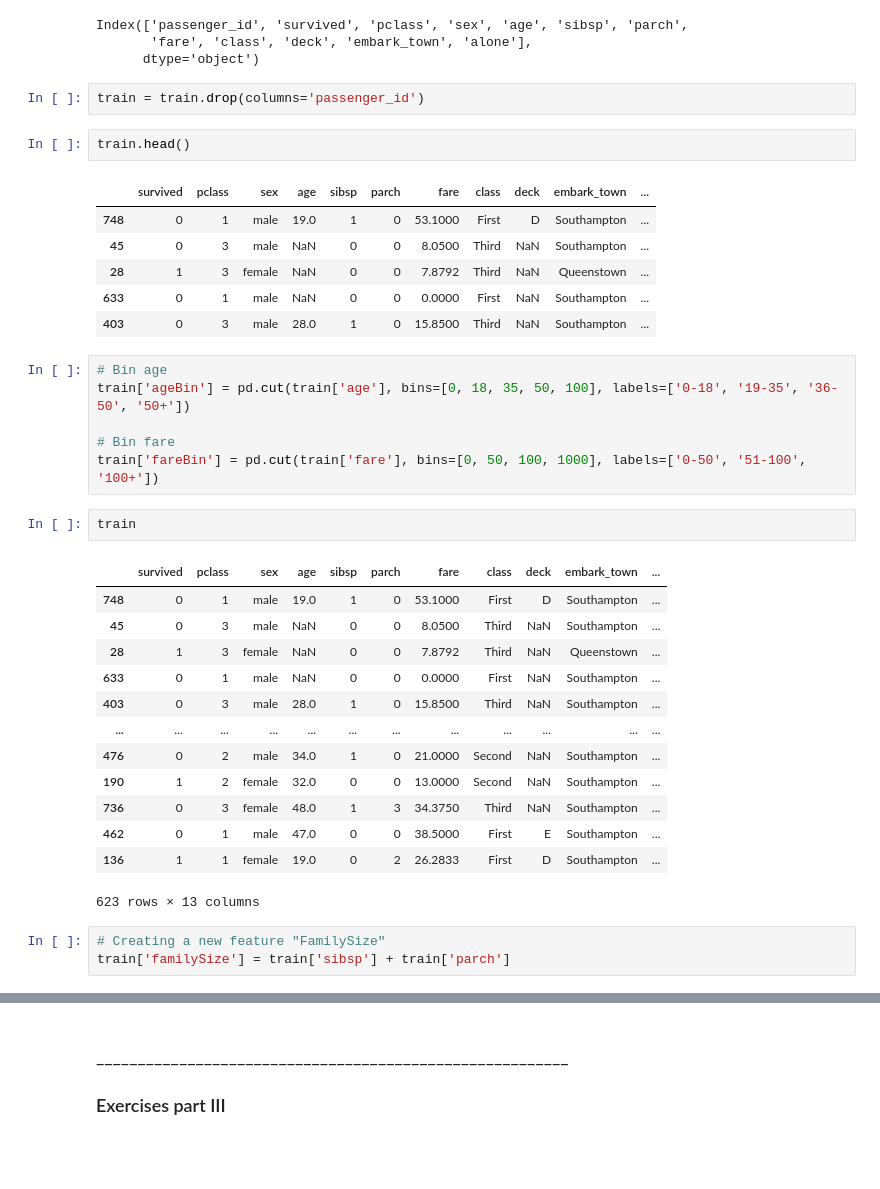
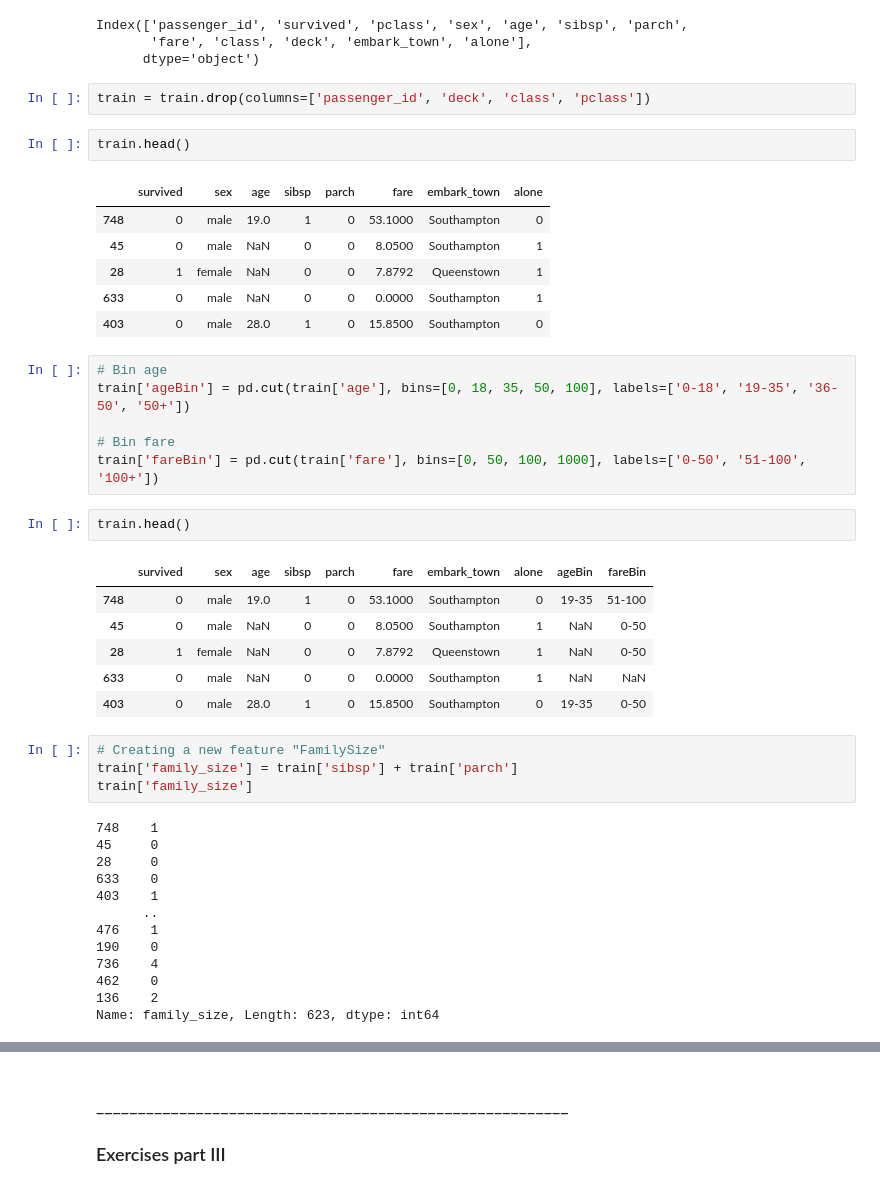
Before and after one commit to Marc-Aradillas/Classification_exercises.ipynb, a Jupyter notebook: classification_exercises.ipynb, the cells around one changed output, grey strips where cells are left out. Saved outputs shown, nothing was run; the diff lists cells and outputs as text; blank space fills up the shorter version.

```diff
--- a/classification_exercises.ipynb
+++ b/classification_exercises.ipynb
@@ -1461,16 +1469,16 @@ Index(['passenger_id', 'survived', 'pclass', 'sex', 'age', 'sibsp', 'parch',
        'fare', 'class', 'deck', 'embark_town', 'alone'],
       dtype='object')
 # %%
-train = train.drop(columns='passenger_id')
+train = train.drop(columns=['passenger_id', 'deck', 'class', 'pclass'])
 # %%
 train.head()
 # %% [output]
-|  | survived | pclass | sex | age | sibsp | parch | fare | class | deck | embark_town | ... |
-| 748 | 0 | 1 | male | 19.0 | 1 | 0 | 53.1000 | First | D | Southampton | ... |
-| 45 | 0 | 3 | male | NaN | 0 | 0 | 8.0500 | Third | NaN | Southampton | ... |
-| 28 | 1 | 3 | female | NaN | 0 | 0 | 7.8792 | Third | NaN | Queenstown | ... |
-| 633 | 0 | 1 | male | NaN | 0 | 0 | 0.0000 | First | NaN | Southampton | ... |
-| 403 | 0 | 3 | male | 28.0 | 1 | 0 | 15.8500 | Third | NaN | Southampton | ... |
+|  | survived | sex | age | sibsp | parch | fare | embark_town | alone |
+| 748 | 0 | male | 19.0 | 1 | 0 | 53.1000 | Southampton | 0 |
+| 45 | 0 | male | NaN | 0 | 0 | 8.0500 | Southampton | 1 |
+| 28 | 1 | female | NaN | 0 | 0 | 7.8792 | Queenstown | 1 |
+| 633 | 0 | male | NaN | 0 | 0 | 0.0000 | Southampton | 1 |
+| 403 | 0 | male | 28.0 | 1 | 0 | 15.8500 | Southampton | 0 |
 # %%
 # Bin age
 train['ageBin'] = pd.cut(train['age'], bins=[0, 18, 35, 50, 100], labels=['0-18', '19-35', '36-50', '50+'])
@@ -1478,24 +1486,31 @@ train['ageBin'] = pd.cut(train['age'], bins=[0, 18, 35, 50, 100], labels=['0-18'
 # Bin fare
 train['fareBin'] = pd.cut(train['fare'], bins=[0, 50, 100, 1000], labels=['0-50', '51-100', '100+'])
 # %%
-train
+train.head()
 # %% [output]
-|  | survived | pclass | sex | age | sibsp | parch | fare | class | deck | embark_town | ... |
-| 748 | 0 | 1 | male | 19.0 | 1 | 0 | 53.1000 | First | D | Southampton | ... |
-| 45 | 0 | 3 | male | NaN | 0 | 0 | 8.0500 | Third | NaN | Southampton | ... |
-| 28 | 1 | 3 | female | NaN | 0 | 0 | 7.8792 | Third | NaN | Queenstown | ... |
-| 633 | 0 | 1 | male | NaN | 0 | 0 | 0.0000 | First | NaN | Southampton | ... |
-| 403 | 0 | 3 | male | 28.0 | 1 | 0 | 15.8500 | Third | NaN | Southampton | ... |
-| ... | ... | ... | ... | ... | ... | ... | ... | ... | ... | ... | ... |
-| 476 | 0 | 2 | male | 34.0 | 1 | 0 | 21.0000 | Second | NaN | Southampton | ... |
-| 190 | 1 | 2 | female | 32.0 | 0 | 0 | 13.0000 | Second | NaN | Southampton | ... |
-| 736 | 0 | 3 | female | 48.0 | 1 | 3 | 34.3750 | Third | NaN | Southampton | ... |
-| 462 | 0 | 1 | male | 47.0 | 0 | 0 | 38.5000 | First | E | Southampton | ... |
-| 136 | 1 | 1 | female | 19.0 | 0 | 2 | 26.2833 | First | D | Southampton | ... |
+|  | survived | sex | age | sibsp | parch | fare | embark_town | alone | ageBin | fareBin |
+| 748 | 0 | male | 19.0 | 1 | 0 | 53.1000 | Southampton | 0 | 19-35 | 51-100 |
+| 45 | 0 | male | NaN | 0 | 0 | 8.0500 | Southampton | 1 | NaN | 0-50 |
+| 28 | 1 | female | NaN | 0 | 0 | 7.8792 | Queenstown | 1 | NaN | 0-50 |
+| 633 | 0 | male | NaN | 0 | 0 | 0.0000 | Southampton | 1 | NaN | NaN |
+| 403 | 0 | male | 28.0 | 1 | 0 | 15.8500 | Southampton | 0 | 19-35 | 0-50 |
-623 rows × 13 columns
 # %%
 # Creating a new feature "FamilySize"
-train['familySize'] = train['sibsp'] + train['parch']
+train['family_size'] = train['sibsp'] + train['parch']
+train['family_size']
+# %% [output]
+748    1
+45     0
+28     0
+633    0
+403    1
+      ..
+476    1
+190    0
+736    4
+462    0
+136    2
+Name: family_size, Length: 623, dtype: int64
 # %%
 train.head()
 # %% [output]
```
Also changed, not shown: parts of 4 cells of this notebook, 1 other file.
